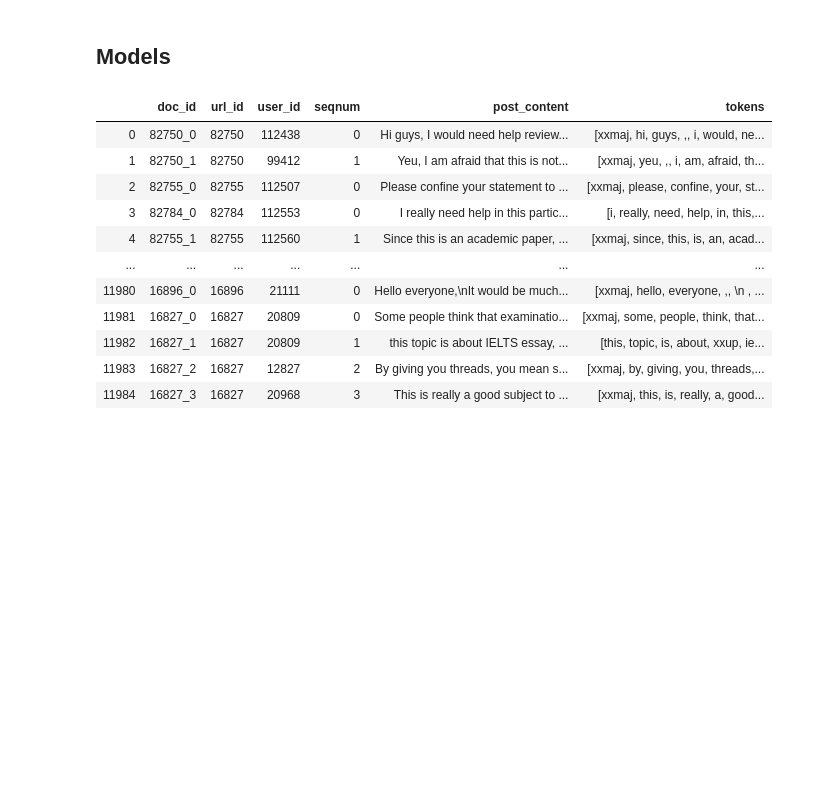
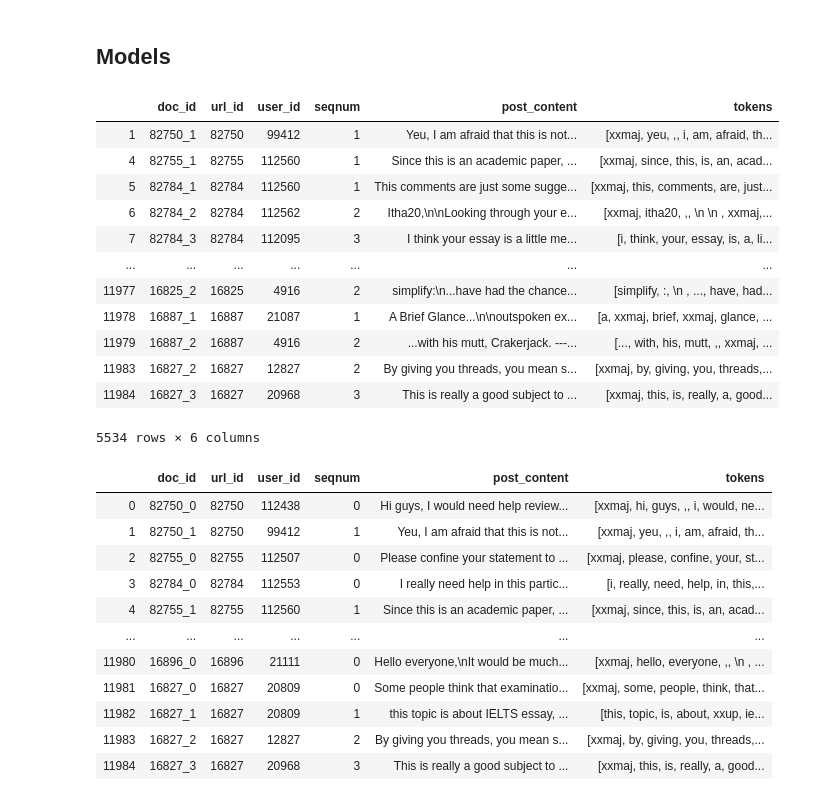
Before and after one commit to Rypo/grad-statement-analysis, a Jupyter notebook: prelim_analysis.ipynb, the cells around one changed output. Drawn from its saved outputs; the diff is of its cells as text; code cells hidden in the pictures; blank space fills up the shorter version.

```diff
--- a/prelim_analysis.ipynb
+++ b/prelim_analysis.ipynb
@@ -388,6 +388,22 @@ crit_idx = np.load('data/proc_data/minparse/crit_idx.npy')
 # %%
 df_op = df_text.loc[op_idx]
 df_crit = df_text.loc[crit_idx]
+# %%
+df_crit
+# %% [output]
+|  | doc_id | url_id | user_id | seqnum | post_content | tokens |
+| 1 | 82750_1 | 82750 | 99412 | 1 | Yeu, I am afraid that this is not... | [xxmaj, yeu, ,, i, am, afraid, th... |
+| 4 | 82755_1 | 82755 | 112560 | 1 | Since this is an academic paper, ... | [xxmaj, since, this, is, an, acad... |
+| 5 | 82784_1 | 82784 | 112560 | 1 | This comments are just some sugge... | [xxmaj, this, comments, are, just... |
+| 6 | 82784_2 | 82784 | 112562 | 2 | Itha20,\n\nLooking through your e... | [xxmaj, itha20, ,, \n \n , xxmaj,... |
+| 7 | 82784_3 | 82784 | 112095 | 3 | I think your essay is a little me... | [i, think, your, essay, is, a, li... |
+| ... | ... | ... | ... | ... | ... | ... |
+| 11977 | 16825_2 | 16825 | 4916 | 2 | simplify:\n...have had the chance... | [simplify, :, \n , ..., have, had... |
+| 11978 | 16887_1 | 16887 | 21087 | 1 | A Brief Glance...\n\noutspoken ex... | [a, xxmaj, brief, xxmaj, glance, ... |
+| 11979 | 16887_2 | 16887 | 4916 | 2 | ...with his mutt, Crakerjack. ---... | [..., with, his, mutt, ,, xxmaj, ... |
+| 11983 | 16827_2 | 16827 | 12827 | 2 | By giving you threads, you mean s... | [xxmaj, by, giving, you, threads,... |
+| 11984 | 16827_3 | 16827 | 20968 | 3 | This is really a good subject to ... | [xxmaj, this, is, really, a, good... |
+5534 rows × 6 columns
 # %%
 df_text
 # %% [output]
```
Also changed, not shown: parts of 6 cells of this notebook.
